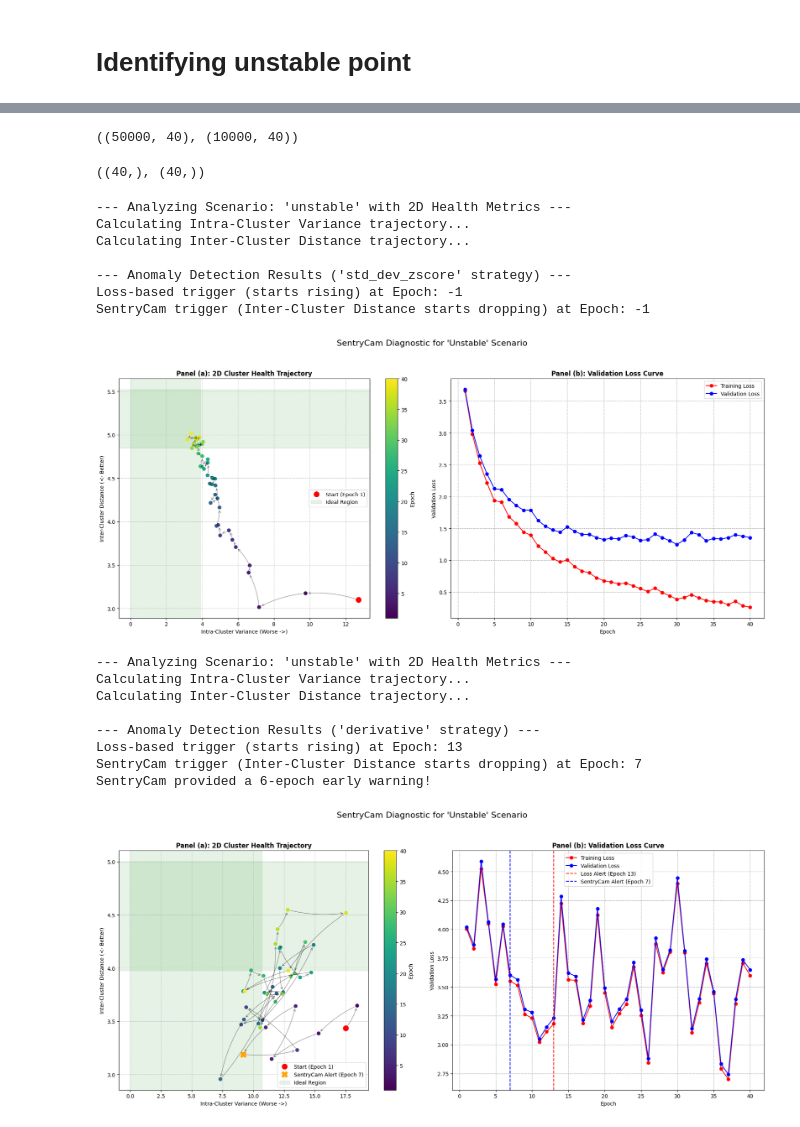
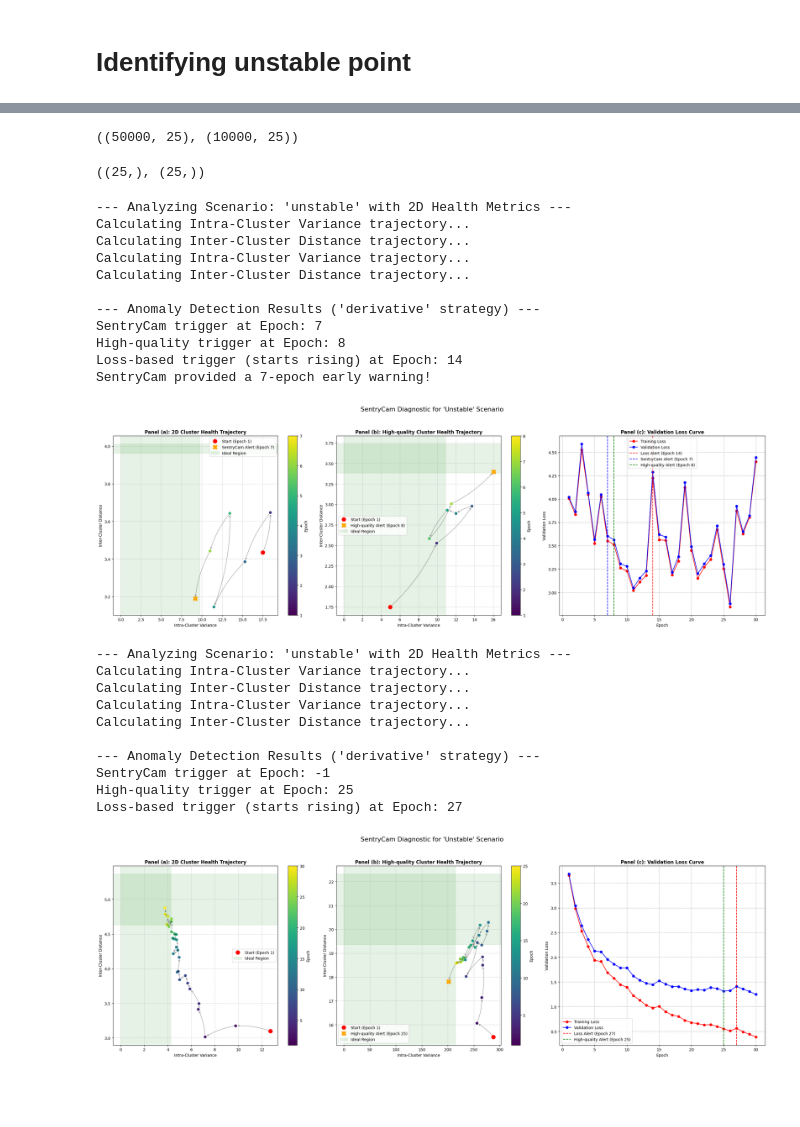
Before and after one commit to xianglinyang/SentryCam, a Jupyter notebook: unstable_training.ipynb, the cells around one changed output, grey strips where cells are left out. Cells and saved outputs as stored; diff of their text form; code cells hidden in the pictures; blank space fills up the shorter version.

```diff
--- a/unstable_training.ipynb
+++ b/unstable_training.ipynb
@@ -20,5 +32,6 @@ VIS_METHOD = "tdvi" # DeepVisualInsight
 # %%
-CONTENT_PATH = "/data2/xianglin/SentryCam/ResNet_CIFAR100_UNSTABLE"
+# CONTENT_PATH = "/data2/xianglin/SentryCam/ResNet_CIFAR100_UNSTABLE"
+CONTENT_PATH = "/data2/xianglin/SentryCam/ResNet_CIFAR100"
 # %%
 ########################################################################################################################
 #                                                     LOAD PARAMETERS                                                  #
@@ -110,7 +123,7 @@ os.makedirs(save_dir, exist_ok=True)
 # %%
 from singleVis.training_dynamics import TD
 
-td = TD(data_provider, projector, range=(1, 40, 1))
+td = TD(data_provider, projector, range=(1, 25, 1))
 
 # get loss history
 
@@ -131,11 +155,11 @@ loss_history.shape, visualization_history.shape, labels.shape
 # %%
 loss_history.shape, valid_loss_history.shape
 # %% [output]
-((50000, 40), (10000, 40))
+((50000, 25), (10000, 25))
 # %%
 loss_history = loss_history.mean(axis=0)
 valid_loss_history = valid_loss_history.mean(axis=0)
 
 loss_history.shape, valid_loss_history.shape
 # %% [output]
-((40,), (40,))
+((25,), (25,))
@@ -405,36 +568,41 @@ def analyze_and_plot_trajectories(
     plt.tight_layout(rect=[0, 0, 1, 0.96])
     plt.show()
 # %%
-# Normal
 # SCENARIO = 'forgetting'
 SCENARIO = 'unstable'
 
-# STRATEGY = 'derivative'
+STRATEGY = 'derivative'
 # STRATEGY = 'relative_to_best'
-STRATEGY = 'std_dev_zscore'
+# STRATEGY = 'std_dev_zscore'
 
 # 1. Generate mock data in the specified format
+t = 5
 
 # 2. Analyze the trajectories
 analyze_and_plot_trajectories(
     sentrycam_trajectories=visualization_history,
+    high_trajectory=representation_history,
     all_labels=labels,
     loss_trajectory=loss_history,
     valid_loss_trajectory=valid_loss_history,
     scenario_type=SCENARIO,
-    trigger_strategy=STRATEGY
+    trigger_strategy=STRATEGY,
+    burn_in=t
 )
 # %% [output]
 --- Analyzing Scenario: 'unstable' with 2D Health Metrics ---
 Calculating Intra-Cluster Variance trajectory...
 Calculating Inter-Cluster Distance trajectory...
+Calculating Intra-Cluster Variance trajectory...
+Calculating Inter-Cluster Distance trajectory...
 
---- Anomaly Detection Results ('std_dev_zscore' strategy) ---
-Loss-based trigger (starts rising) at Epoch: -1
-SentryCam trigger (Inter-Cluster Distance starts dropping) at Epoch: -1
+--- Anomaly Detection Results ('derivative' strategy) ---
+SentryCam trigger at Epoch: 7
+High-quality trigger at Epoch: 8
+Loss-based trigger (starts rising) at Epoch: 14
+SentryCam provided a 7-epoch early warning!
-[figure, old version]
+[figure, new version]
 # %%
-# Unstable
 # SCENARIO = 'forgetting'
 SCENARIO = 'unstable'
 
@@ -443,24 +611,29 @@ STRATEGY = 'derivative'
 # STRATEGY = 'std_dev_zscore'
 
 # 1. Generate mock data in the specified format
+t = 5
 
 # 2. Analyze the trajectories
 analyze_and_plot_trajectories(
     sentrycam_trajectories=visualization_history,
+    high_trajectory=representation_history,
     all_labels=labels,
     loss_trajectory=loss_history,
     valid_loss_trajectory=valid_loss_history,
     scenario_type=SCENARIO,
-    trigger_strategy=STRATEGY
+    trigger_strategy=STRATEGY,
+    burn_in=t
 )
 # %% [output]
 --- Analyzing Scenario: 'unstable' with 2D Health Metrics ---
+Calculating Intra-Cluster Variance trajectory...
+Calculating Inter-Cluster Distance trajectory...
 Calculating Intra-Cluster Variance trajectory...
 Calculating Inter-Cluster Distance trajectory...
 
 --- Anomaly Detection Results ('derivative' strategy) ---
-Loss-based trigger (starts rising) at Epoch: 13
-SentryCam trigger (Inter-Cluster Distance starts dropping) at Epoch: 7
-SentryCam provided a 6-epoch early warning!
+SentryCam trigger at Epoch: -1
+High-quality trigger at Epoch: 25
+Loss-based trigger (starts rising) at Epoch: 27
-[figure, old version]
+[figure, new version]
 # %%
```
Also changed, not shown: parts of 6 cells of this notebook.
